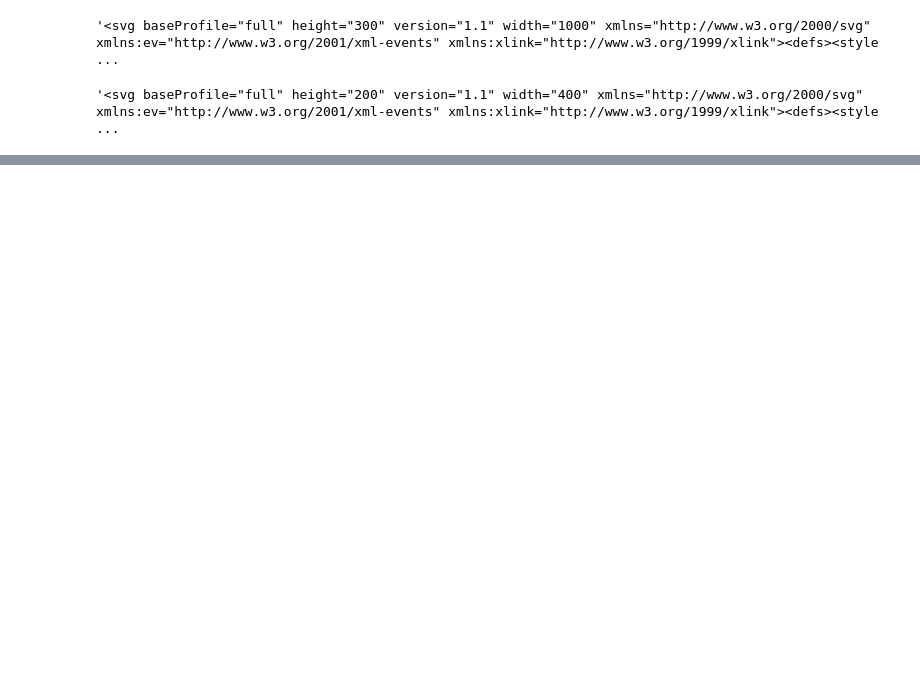
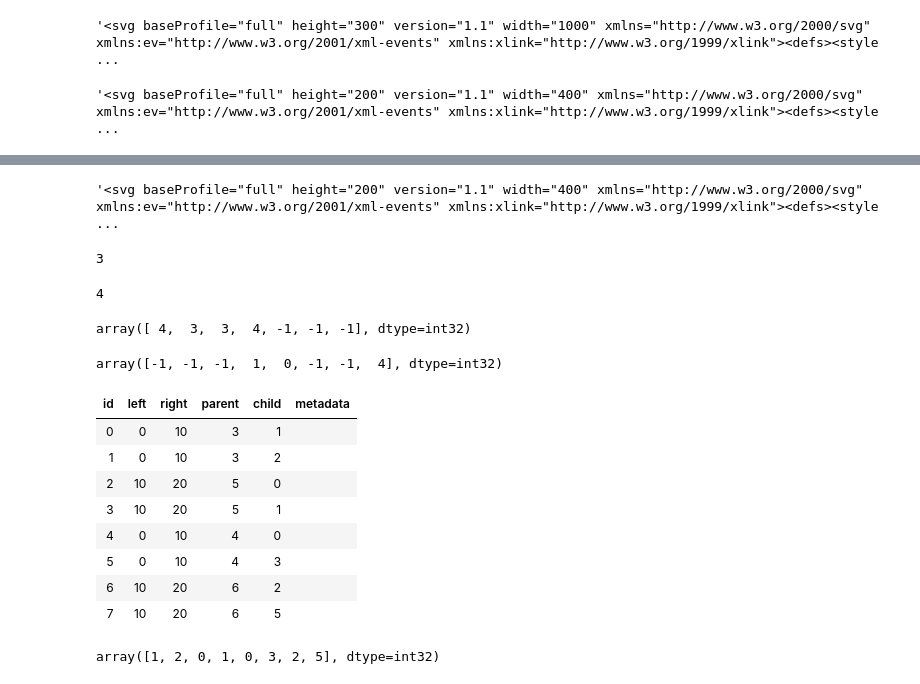
Before and after one commit to lkirk/ts-two-locus-proto, a Jupyter notebook: notebooks/StackBasedOneLocus.ipynb, the cells around one changed output, grey strips where cells are left out. Drawn from its saved outputs; the diff is of its cells as text; code cells hidden in the pictures; blank space fills up the shorter version.

```diff
--- a/notebooks/StackBasedOneLocus.ipynb
+++ b/notebooks/StackBasedOneLocus.ipynb
@@ -428,0 +653,39 @@ NodeTableRow(flags=0, time=2.0, population=-1, individual=-1, metadata=b'')
+# %%
+ts.draw_svg()
+# %% [output]
+'<svg baseProfile="full" height="200" version="1.1" width="400" xmlns="http://www.w3.org/2000/svg" xmlns:ev="http://www.w3.org/2001/xml-events" xmlns:xlink="http://www.w3.org/1999/xlink"><defs><style  ...
+# %%
+ts.edges_child[prune_edge]
+# %% [output]
+3
+# %%
+v = parent[ts.edges_child[prune_edge]]
+while v != -1:
+    print(v)
+    v = parent[v]
+# %% [output]
+4
+# %%
+parent
+# %% [output]
+array([ 4,  3,  3,  4, -1, -1, -1], dtype=int32)
+# %%
+ts.at_index(0).left_child_array
+# %% [output]
+array([-1, -1, -1,  1,  0, -1, -1,  4], dtype=int32)
+# %%
+ts.tables.edges
+# %% [output]
+| id | left | right | parent | child | metadata |
+| 0 | 0 | 10 | 3 | 1 |  |
+| 1 | 0 | 10 | 3 | 2 |  |
+| 2 | 10 | 20 | 5 | 0 |  |
+| 3 | 10 | 20 | 5 | 1 |  |
+| 4 | 0 | 10 | 4 | 0 |  |
+| 5 | 0 | 10 | 4 | 3 |  |
+| 6 | 10 | 20 | 6 | 2 |  |
+| 7 | 10 | 20 | 6 | 5 |  |
+# %%
+ts.edges_child
+# %% [output]
+array([1, 2, 0, 1, 0, 3, 2, 5], dtype=int32)
```
Also changed, not shown: parts of 52 cells of this notebook, 1 other file.
